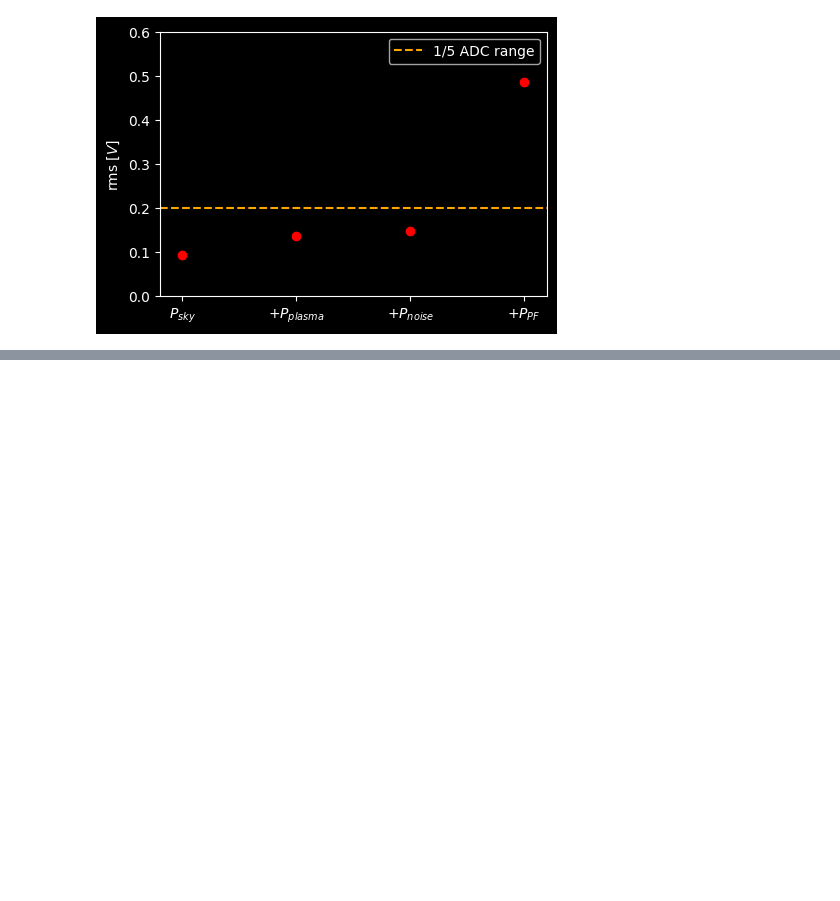
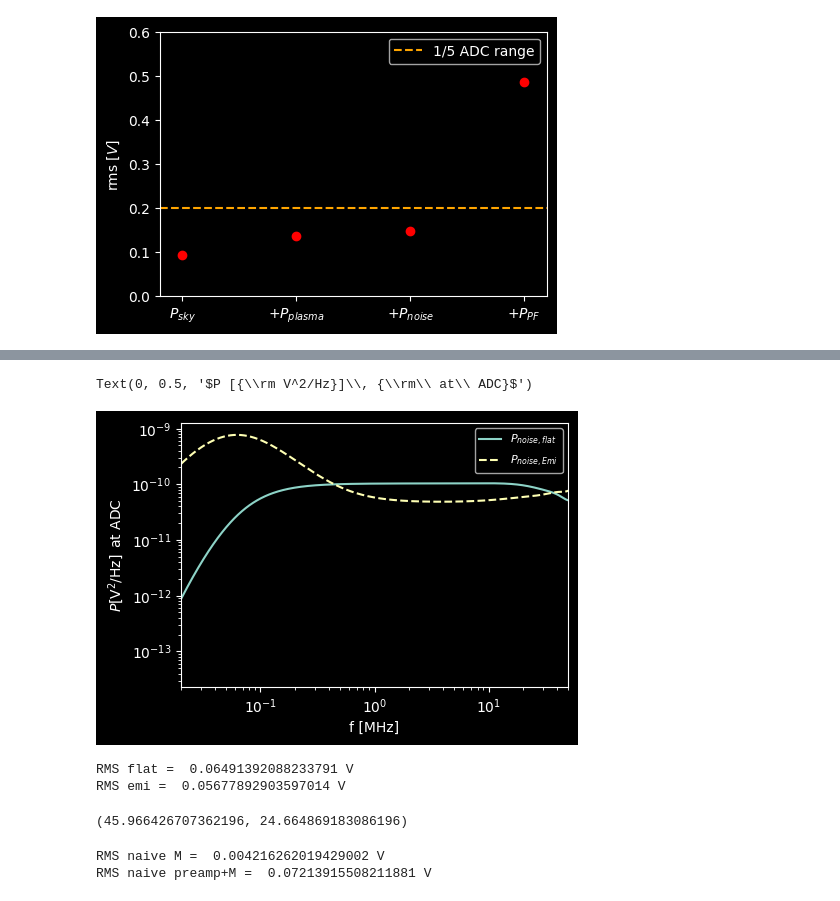
Before and after one commit to lusee-night/notebooks, a Jupyter notebook: spectrometer/Throughput.ipynb, the cells around one changed output, grey strips where cells are left out. Cells and saved outputs as stored; diff of their text form; code cells hidden in the pictures; blank space fills up the shorter version.

```diff
--- a/spectrometer/Throughput.ipynb
+++ b/spectrometer/Throughput.ipynb
@@ -197,0 +217,35 @@ plt.legend()
+# %%
+Pnoise_flat_adc = Pnoise_flat * gain
+Pnoise_emi_adc = Pnoise_emi * gain
+plt.plot(f,Pnoise_flat_adc,'-',label='$P_{noise, flat}$')
+plt.plot(f,Pnoise_emi_adc,'--',label='$P_{noise, Emi}$')
+plt.loglog()
+plt.xlim(0.02,50)
+plt.legend(fontsize=8)
+plt.xlabel('f [MHz]')
+plt.ylabel('$P [{\\rm V^2/Hz}]\, {\\rm\ at\ ADC}$')
+# %% [output]
+Text(0, 0.5, '$P [{\\rm V^2/Hz}]\\, {\\rm\\ at\\ ADC}$')
+[figure, added]
+# %%
+
+Pnoise_flat_adc_rms = Pv2rms(Pnoise_flat_adc)
+Pnoise_emi_adc_rms = Pv2rms(Pnoise_emi_adc)
+print ("RMS flat = ",Pnoise_flat_adc_rms,"V")
+print ("RMS emi = ",Pnoise_emi_adc_rms,"V")
+# %% [output]
+RMS flat =  0.06491392088233791 V
+RMS emi =  0.05677892903597014 V
+# %%
+gain2db = lambda gain: np.log10(np.abs(gain**2))*10
+gain2db(T._gain["M"](10)),gain2db(T._preamp_gain(10))
+# %% [output]
+(45.966426707362196, 24.664869183086196)
+# %%
+rms_naive_M = np.abs(3e-9*T._gain["M"](10)*np.sqrt(50e6))
+rms_naive_preamp_M = np.abs(3e-9*T._preamp_gain(10)*T._gain["M"](10)*np.sqrt(50e6))
+print ("RMS naive M = ",rms_naive_M,"V")
+print ("RMS naive preamp+M = ",rms_naive_preamp_M,"V")
+# %% [output]
+RMS naive M =  0.004216262019429002 V
+RMS naive preamp+M =  0.07213915508211881 V
```
Also changed, not shown: parts of 3 cells of this notebook.
